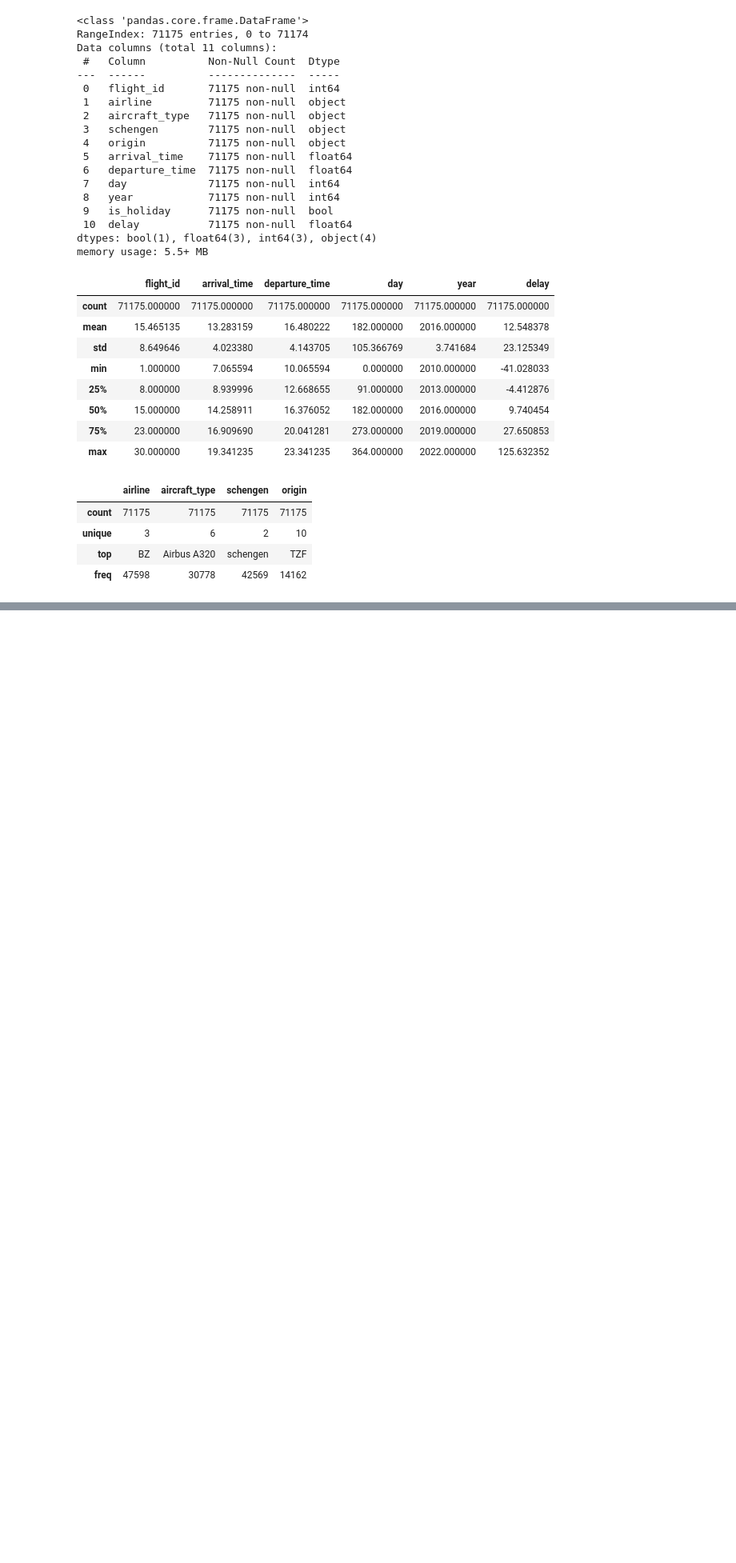
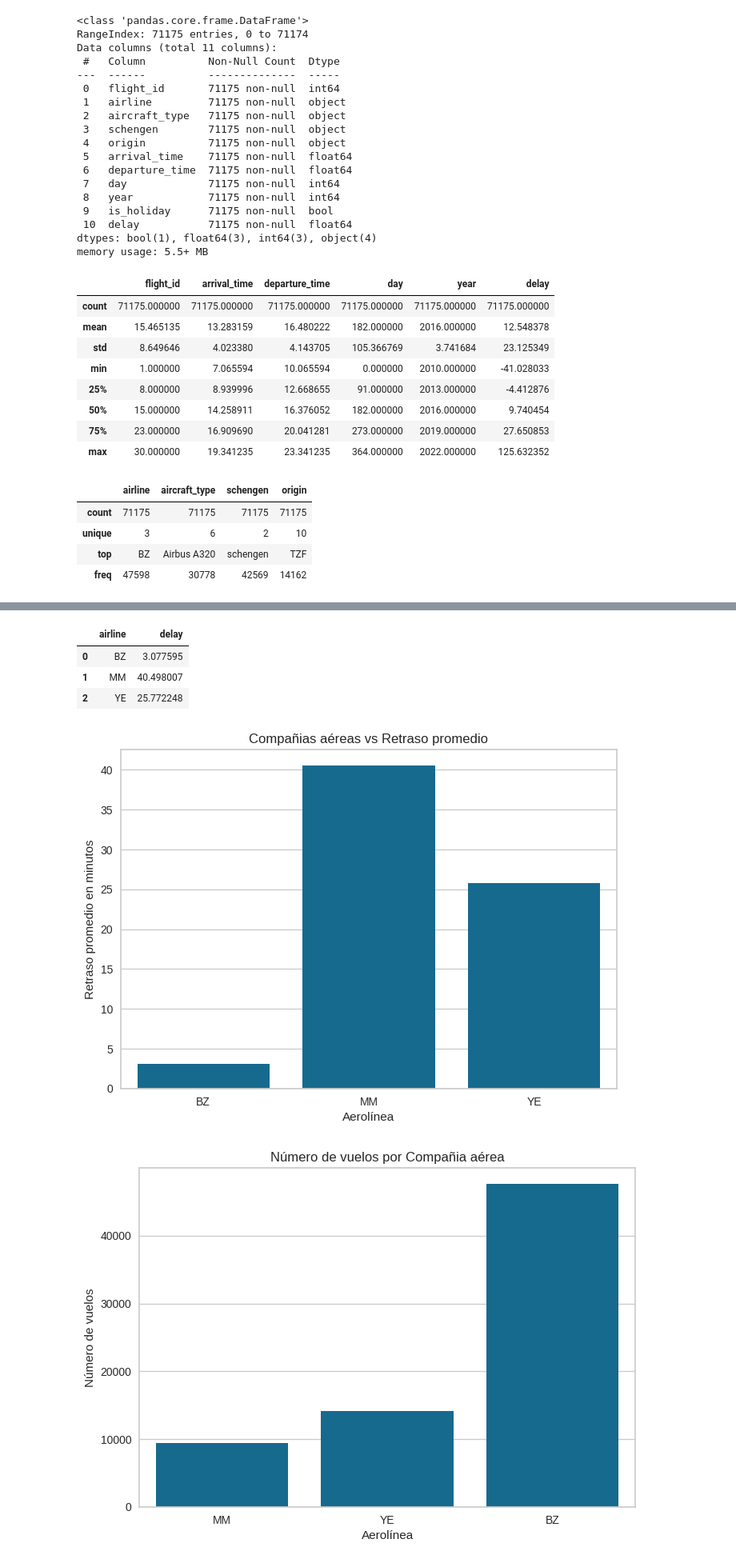
Before and after one commit to Tecindes/ClasificacionValidacion, a Jupyter notebook: IAAumentada.ipynb, the cells around one changed output, grey strips where cells are left out. Shown at 80% size. Drawn from its saved outputs; the diff is of its cells as text; code cells hidden in the pictures; blank space fills up the shorter version.

```diff
--- a/IAAumentada.ipynb
+++ b/IAAumentada.ipynb
@@ -88,0 +103,23 @@ datos.describe(include='O') # variables categoricas
+# %%
+avg_delay=datos.groupby('airline')['delay'].mean().reset_index()
+avg_delay
+# %% [output]
+|  | airline | delay |
+| 0 | BZ | 3.077595 |
+| 1 | MM | 40.498007 |
+| 2 | YE | 25.772248 |
+# %%
+sns.barplot(x='airline',y='delay',data=avg_delay)
+plt.title('Compañias aéreas vs Retraso promedio')
+plt.xlabel('Aerolínea')
+plt.ylabel('Retraso promedio en minutos')
+plt.show()
+
+sns.countplot(data=datos, x='airline')
+plt.title('Número de vuelos por Compañia aérea')
+plt.xlabel('Aerolínea')
+plt.ylabel('Número de vuelos')
+plt.show()
+# %% [output]
+[figure, added]
+[figure, added]
```
Also changed, not shown: parts of 3 cells of this notebook.
